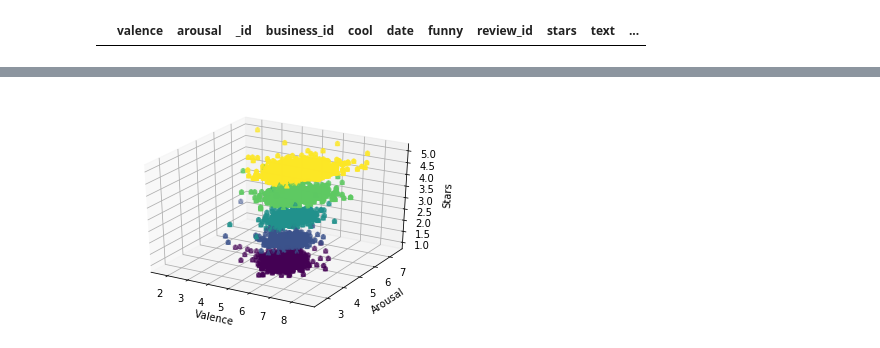
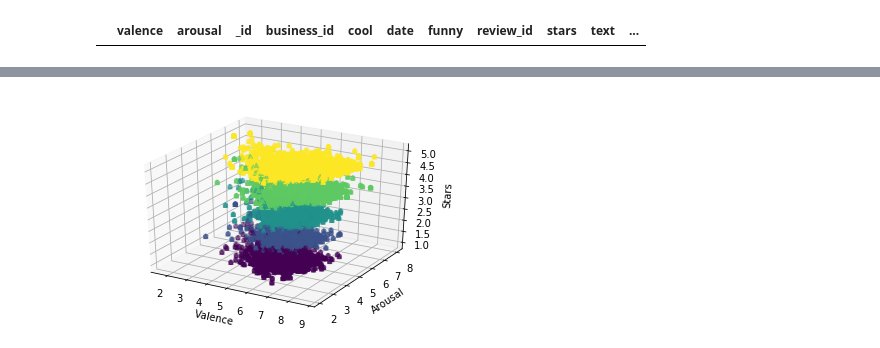
Before and after one commit to jonathanc42/hw-fall2-blue5, a Jupyter notebook: TextAnalysis/Sentiment.ipynb, the cells around one changed output, grey strips where cells are left out. Saved outputs shown, nothing was run; the diff lists cells and outputs as text; code cells hidden in the pictures.

```diff
--- a/TextAnalysis/Sentiment.ipynb
+++ b/TextAnalysis/Sentiment.ipynb
@@ -14,4 +15,4 @@ from sklearn.linear_model import LogisticRegression
 # reading Mongo result into pandas
 client = MongoClient()
 db = client.Yelp
-df=pd.DataFrame(list(db.review.find().limit(10000)))
+%time df=pd.DataFrame(list(db.review.find().limit(100000)))
@@ -18,4 +22,4 @@ df=pd.DataFrame(list(db.review.find().limit(10000)))
-# %%
-df['sentiment']=df['text'].apply(str.split).apply(sentiment.sentiment)
 # %%
-df=pd.concat([df['sentiment'].apply(pd.Series),df.drop('sentiment',axis=1)],axis=1)
+# df['sentiment']=df['text'].apply(str.split).apply(sentiment.sentiment)
+# df=pd.concat([df['sentiment'].apply(pd.Series),df.drop('sentiment',axis=1)],axis=1)
+%time df=pd.concat([df['text'].apply(str.split).apply(sentiment.sentiment).apply(pd.Series),df],axis=1)
@@ -31,2 +29,2 @@ df.head()
 # %%
-df=df.drop(df[df['valence']==0].index)
+%time df=df.drop(df[df['valence']==0].index)
@@ -50,17 +52,8 @@ plt.show()
 # %%
 from mpl_toolkits.mplot3d import Axes3D
 
-def randrange(n, vmin, vmax):
-    '''
-    Helper function to make an array of random numbers having shape (n, )
-    with each number distributed Uniform(vmin, vmax).
-    '''
-    return (vmax - vmin)*np.random.rand(n) + vmin
-
 fig = plt.figure()
 ax = fig.add_subplot(111, projection='3d')
-
-n = 100
 
 for c, m, zlow, zhigh in [('r', 'o', -50, -25), ('b', '^', -30, -5)]:
     xs = df['valence']
@@ -77 +72 @@ plt.show()
-[figure, old version]
+[figure, new version]
```
Also changed, not shown: parts of 12 cells of this notebook, 1 other file.
